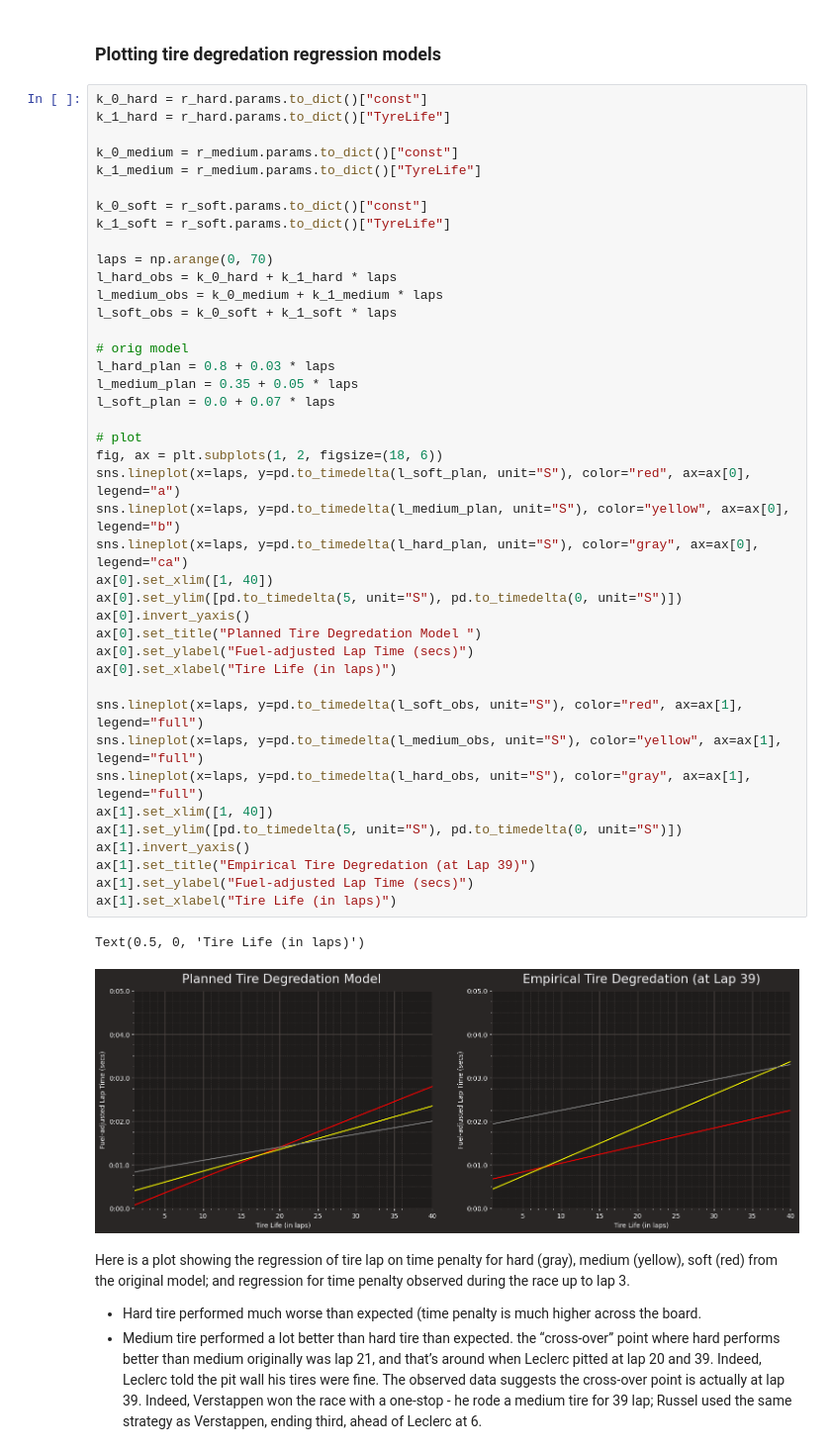
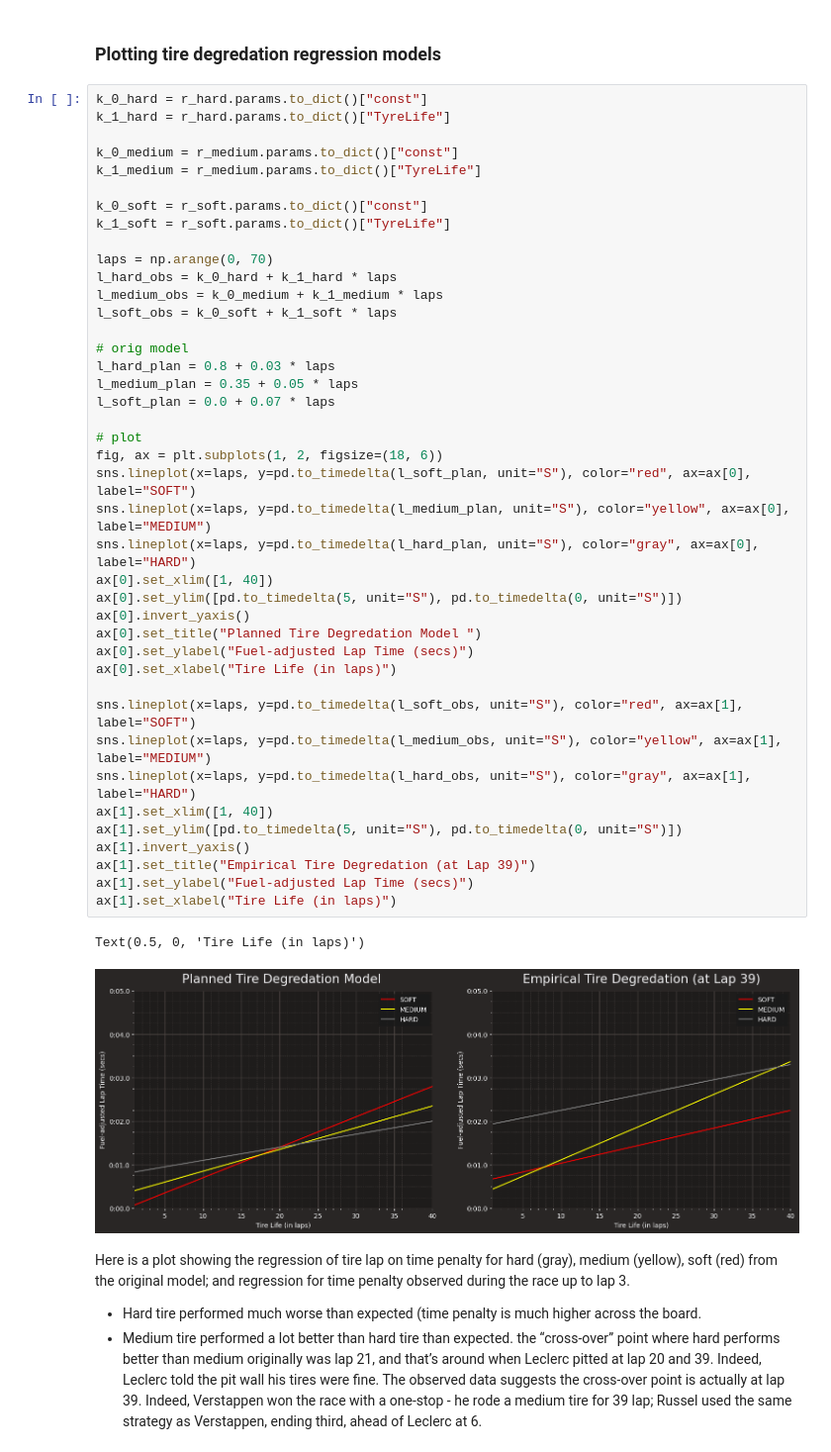
Before and after one commit to pezon/msca-optimization-f1-racing-strategy, a Jupyter notebook: analysis/tire-degradation.ipynb, the cells around one changed output. Shown at 99% size. Drawn from its saved outputs; the diff is of its cells as text.

```diff
--- a/analysis/tire-degradation.ipynb
+++ b/analysis/tire-degradation.ipynb
@@ -213,40 +213,40 @@ k_1_medium = r_medium.params.to_dict()["TyreLife"]
 k_0_soft = r_soft.params.to_dict()["const"]
 k_1_soft = r_soft.params.to_dict()["TyreLife"]
 
 laps = np.arange(0, 70)
 l_hard_obs = k_0_hard + k_1_hard * laps
 l_medium_obs = k_0_medium + k_1_medium * laps
 l_soft_obs = k_0_soft + k_1_soft * laps
 
 # orig model
 l_hard_plan = 0.8 + 0.03 * laps
 l_medium_plan = 0.35 + 0.05 * laps
 l_soft_plan = 0.0 + 0.07 * laps
 
 # plot
 fig, ax = plt.subplots(1, 2, figsize=(18, 6))
-sns.lineplot(x=laps, y=pd.to_timedelta(l_soft_plan, unit="S"), color="red", ax=ax[0], legend="a")
-sns.lineplot(x=laps, y=pd.to_timedelta(l_medium_plan, unit="S"), color="yellow", ax=ax[0], legend="b")
-sns.lineplot(x=laps, y=pd.to_timedelta(l_hard_plan, unit="S"), color="gray", ax=ax[0], legend="ca")
+sns.lineplot(x=laps, y=pd.to_timedelta(l_soft_plan, unit="S"), color="red", ax=ax[0], label="SOFT")
+sns.lineplot(x=laps, y=pd.to_timedelta(l_medium_plan, unit="S"), color="yellow", ax=ax[0], label="MEDIUM")
+sns.lineplot(x=laps, y=pd.to_timedelta(l_hard_plan, unit="S"), color="gray", ax=ax[0], label="HARD")
 ax[0].set_xlim([1, 40])
 ax[0].set_ylim([pd.to_timedelta(5, unit="S"), pd.to_timedelta(0, unit="S")])
 ax[0].invert_yaxis()
 ax[0].set_title("Planned Tire Degredation Model ")
 ax[0].set_ylabel("Fuel-adjusted Lap Time (secs)")
 ax[0].set_xlabel("Tire Life (in laps)")
 
-sns.lineplot(x=laps, y=pd.to_timedelta(l_soft_obs, unit="S"), color="red", ax=ax[1], legend="full")
-sns.lineplot(x=laps, y=pd.to_timedelta(l_medium_obs, unit="S"), color="yellow", ax=ax[1], legend="full")
-sns.lineplot(x=laps, y=pd.to_timedelta(l_hard_obs, unit="S"), color="gray", ax=ax[1], legend="full")
+sns.lineplot(x=laps, y=pd.to_timedelta(l_soft_obs, unit="S"), color="red", ax=ax[1], label="SOFT")
+sns.lineplot(x=laps, y=pd.to_timedelta(l_medium_obs, unit="S"), color="yellow", ax=ax[1], label="MEDIUM")
+sns.lineplot(x=laps, y=pd.to_timedelta(l_hard_obs, unit="S"), color="gray", ax=ax[1], label="HARD")
 ax[1].set_xlim([1, 40])
 ax[1].set_ylim([pd.to_timedelta(5, unit="S"), pd.to_timedelta(0, unit="S")])
 ax[1].invert_yaxis()
 ax[1].set_title("Empirical Tire Degredation (at Lap 39)")
 ax[1].set_ylabel("Fuel-adjusted Lap Time (secs)")
 ax[1].set_xlabel("Tire Life (in laps)")
 # %% [output]
 Text(0.5, 0, 'Tire Life (in laps)')
-[figure, old version]
+[figure, new version]
 # %% [markdown]
 Here is a plot showing the regression of tire lap on time penalty for hard (gray), medium (yellow), soft (red) from the original model; and regression for time penalty observed during the race up to lap 3.
 
```
Also changed, not shown: parts of 2 cells of this notebook, 4 other files.
